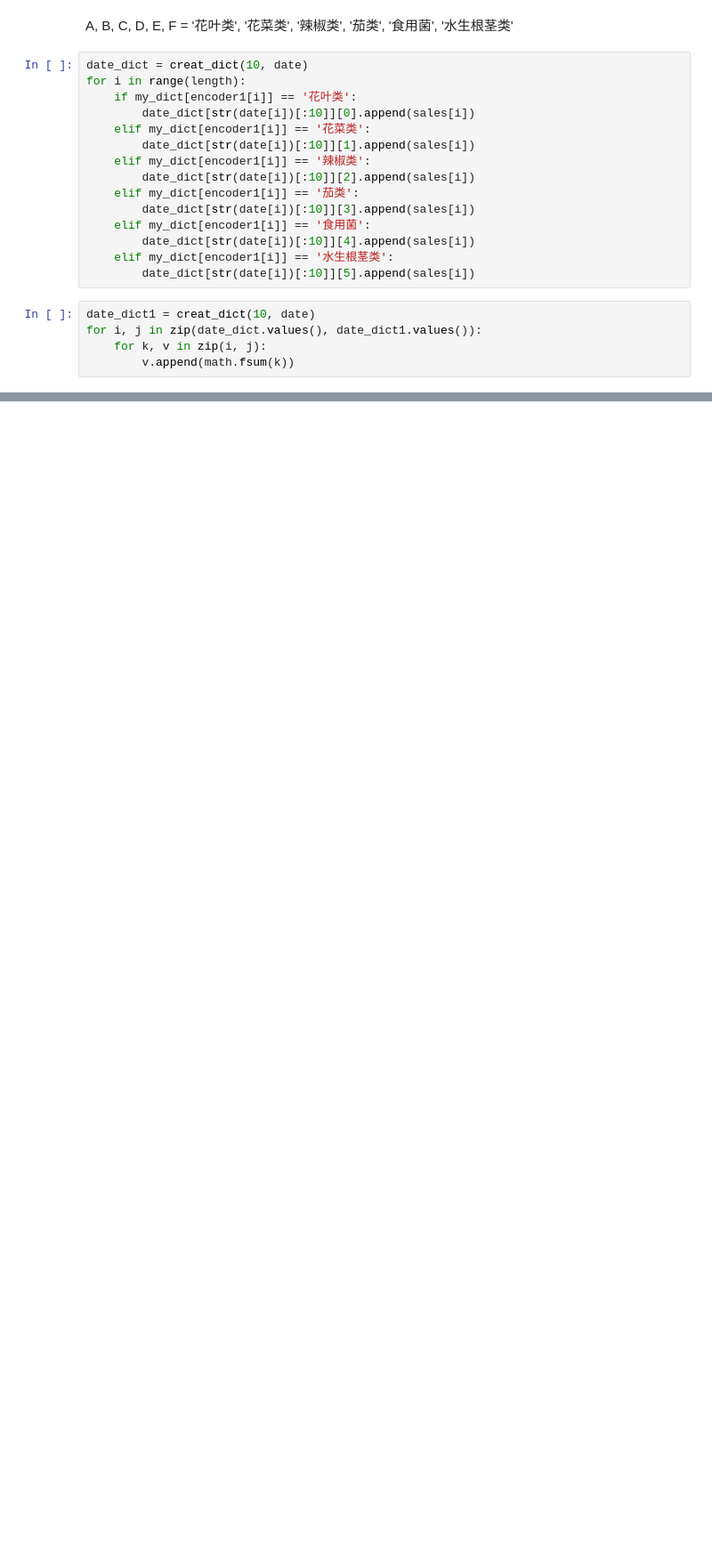
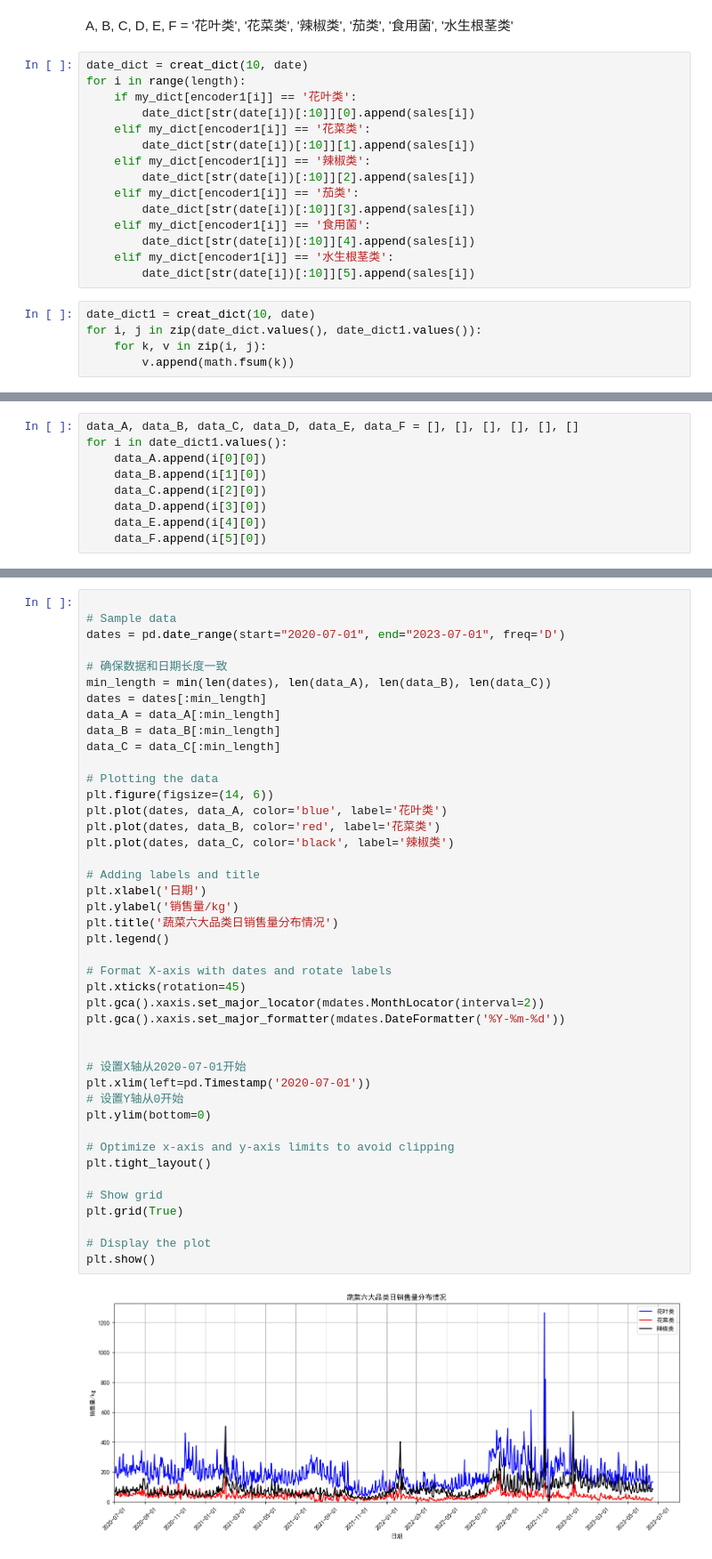
Before and after one commit to mrbomrwu/data-analysis, a Jupyter notebook: date_sales.ipynb, the cells around one changed output, grey strips where cells are left out. Shown: that part at 89% size. Drawn from its saved outputs; the diff is of its cells as text; blank space fills up the shorter version.

```diff
--- a/date_sales.ipynb
+++ b/date_sales.ipynb
@@ -93,0 +79,9 @@ plt.show()
+# %%
+data_A, data_B, data_C, data_D, data_E, data_F = [], [], [], [], [], []
+for i in date_dict1.values():
+    data_A.append(i[0][0])
+    data_B.append(i[1][0])
+    data_C.append(i[2][0])
+    data_D.append(i[3][0])
+    data_E.append(i[4][0])
+    data_F.append(i[5][0])
@@ -93,0 +90,45 @@ plt.show()
+# %%
+
+# Sample data
+dates = pd.date_range(start="2020-07-01", end="2023-07-01", freq='D')
+
+# 确保数据和日期长度一致
+min_length = min(len(dates), len(data_A), len(data_B), len(data_C))
+dates = dates[:min_length]
+data_A = data_A[:min_length]
+data_B = data_B[:min_length]
+data_C = data_C[:min_length]
+
+# Plotting the data
+plt.figure(figsize=(14, 6))
+plt.plot(dates, data_A, color='blue', label='花叶类')
+plt.plot(dates, data_B, color='red', label='花菜类')
+plt.plot(dates, data_C, color='black', label='辣椒类')
+
+# Adding labels and title
+plt.xlabel('日期')
+plt.ylabel('销售量/kg')
+plt.title('蔬菜六大品类日销售量分布情况')
+plt.legend()
+
+# Format X-axis with dates and rotate labels
+plt.xticks(rotation=45)
+plt.gca().xaxis.set_major_locator(mdates.MonthLocator(interval=2))
+plt.gca().xaxis.set_major_formatter(mdates.DateFormatter('%Y-%m-%d'))
+
+
+# 设置X轴从2020-07-01开始
+plt.xlim(left=pd.Timestamp('2020-07-01'))
+# 设置Y轴从0开始
+plt.ylim(bottom=0)
+
+# Optimize x-axis and y-axis limits to avoid clipping
+plt.tight_layout()
+
+# Show grid
+plt.grid(True)
+
+# Display the plot
+plt.show()
+# %% [output]
+[figure, added]
```
Also changed, not shown: parts of 3 cells of this notebook.
